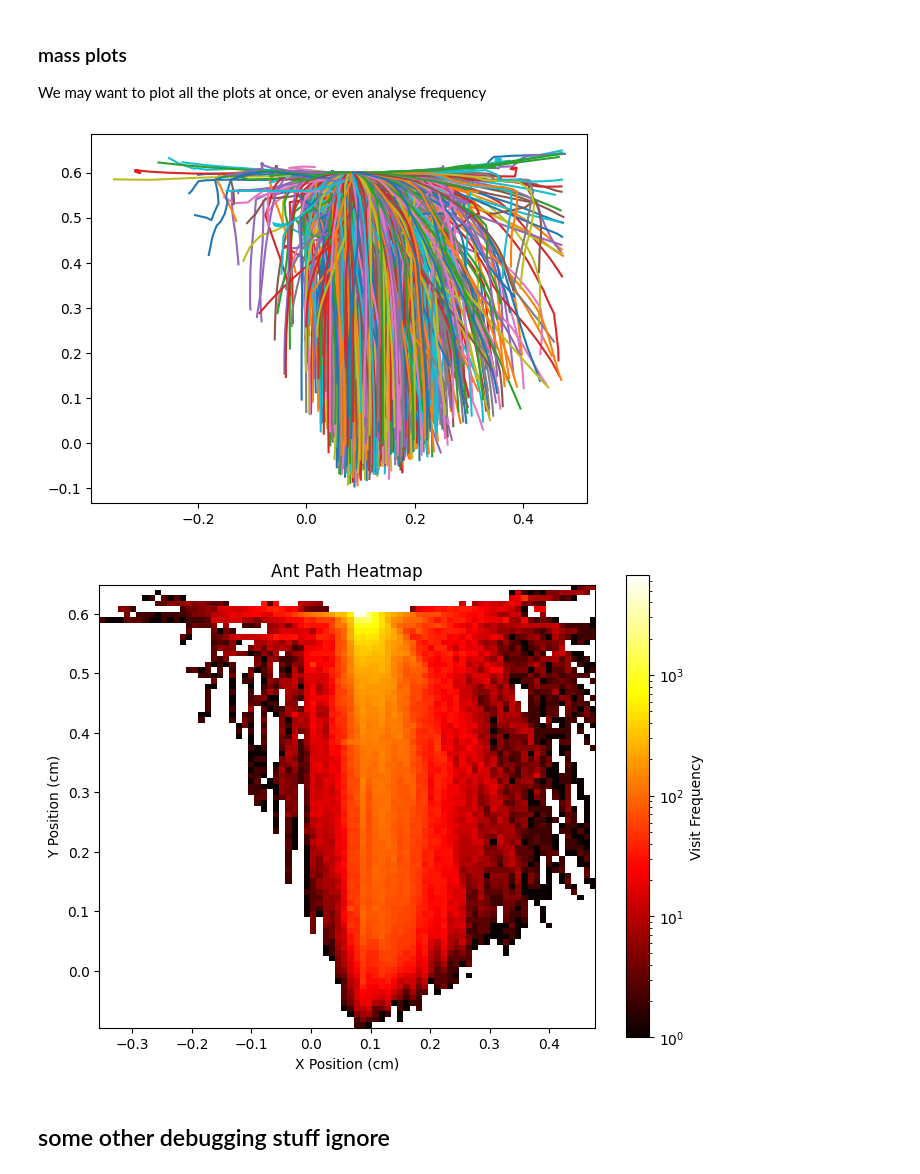
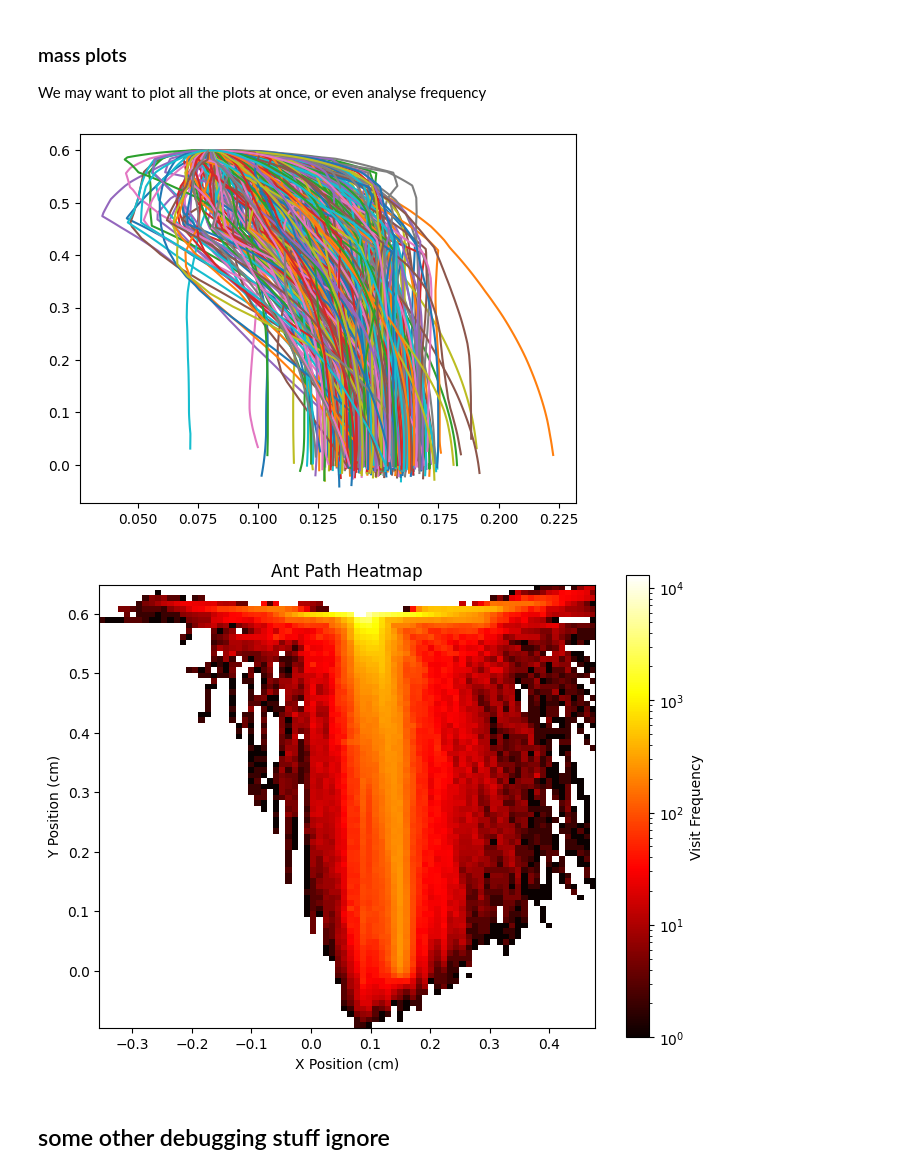
Before and after one commit to shepai/ant_trajectory, a Jupyter notebook: data/plotter_hardly_know_her.ipynb, the cells around one changed output. Cells and saved outputs as stored; diff of their text form; code cells hidden in the pictures.

Commit message:
data upload

```diff
--- a/data/plotter_hardly_know_her.ipynb
+++ b/data/plotter_hardly_know_her.ipynb
@@ -42,6 +42,7 @@ def get_arrays(frame,algorithm=""):
         elif algorithm==alg: ar.append(np.load(file_)) #if looking for one
     return ar
 
-data=get_arrays(all_end_routes,"trial")
-print(len(data))
+data=get_arrays(all_end_routes,"Diff")
+dataall=get_arrays(all_end_routes,"")
+print(len(data),len(dataall))
 # %% [output]
@@ -68,7 +69,7 @@ plt.show()
 ### mass plots
 We may want to plot all the plots at once, or even analyse frequency
 # %%
-def plot_all(data):
+def plot_all(data): #takes in an array of trials, genotypes, timeframe, coordinates
     for i in range(len(data)):
         for g in range(len(data[i])):
             example_route=get_used(data[i][g])
@@ -76,7 +77,7 @@ def plot_all(data):
     plt.scatter(0.15,-0.003)
     plt.show()
 
-def plot_frequencies(data):
+def plot_frequencies(data): #takes in an array of trials, genotypes, timeframe, coordinates
     all_x = []
     all_y = []
     initial_points=[]
@@ -92,36 +93,36 @@ def plot_frequencies(data):
     initial_points=np.average(initial_points,axis=0)
     heatmap, xedges, yedges = np.histogram2d(all_x, all_y, bins=80)
 
     #plot the heatmap
     plt.figure(figsize=(8, 6))
     plt.imshow(
         heatmap.T, origin='lower',
         extent=[min(all_x), max(all_x), min(all_y), max(all_y)],
         cmap='hot', interpolation='nearest',
         norm=LogNorm(vmin=1, vmax=heatmap.max())
     )
 
     plt.colorbar(label='Visit Frequency')
     #b=plt.scatter(initial_points[0],initial_points[1],c="b")
     #text = plt.text(initial_points[0]+1,initial_points[1]+1, "Food source", fontsize=12, color='white', weight='bold')
     """text.set_path_effects([
         path_effects.Stroke(linewidth=3, foreground='black'),
         path_effects.Normal()
     ])
     b.set_path_effects([
         path_effects.Stroke(linewidth=3, foreground='black'),
         path_effects.Normal()
     ])"""
     plt.xlabel('X Position (cm)')
     plt.ylabel('Y Position (cm)')
     plt.title('Ant Path Heatmap')
     plt.show()
 
 plot_all(data)
-plot_frequencies(data)
+plot_frequencies(dataall)
 # %% [output]
-[figure, old version]
+[figure, new version]
-[figure, old version]
+[figure, new version]
 # %% [markdown]
 ## some other debugging stuff ignore
 # %%
```
Also changed, not shown: parts of 1 cell of this notebook, 1 other file.
